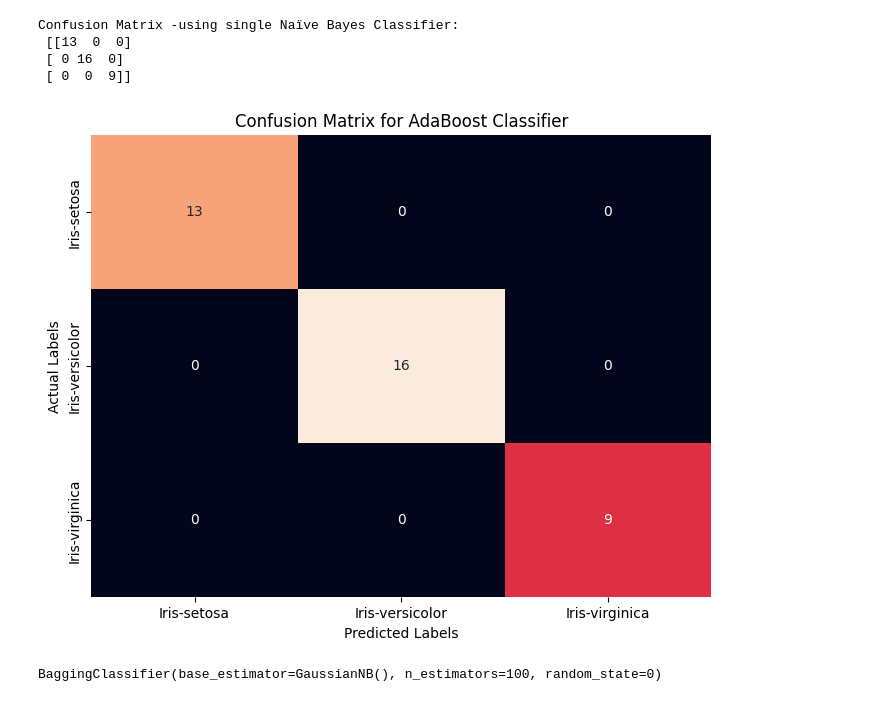
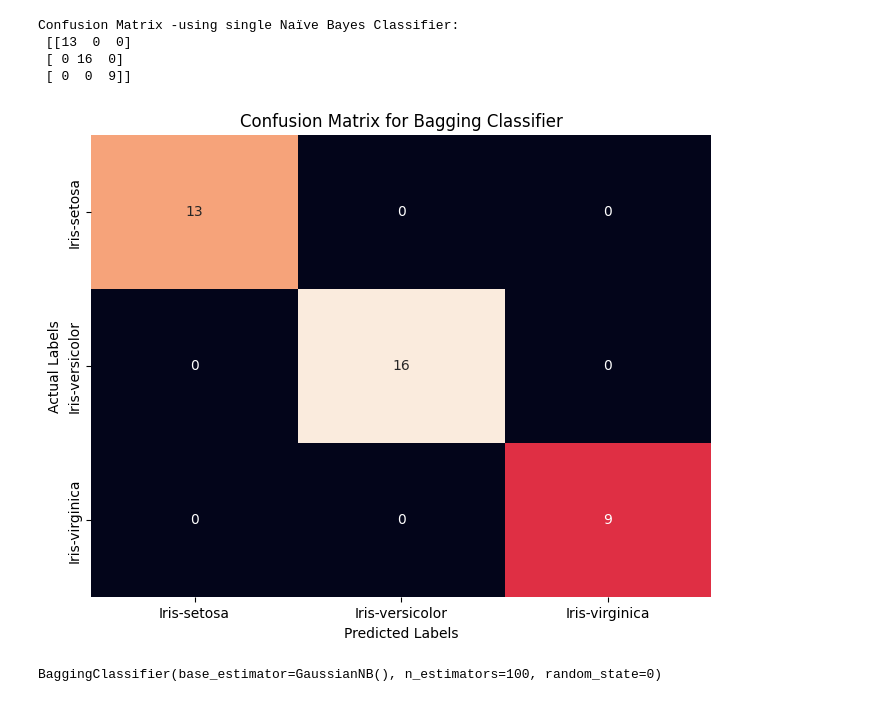
Before and after one commit to Mohammed-Khubaib/ML, a Jupyter notebook: Ensemble Techniques/Bagging.ipynb, the cells around one changed output. Drawn from its saved outputs; the diff is of its cells as text; code cells hidden in the pictures.

```diff
--- a/Ensemble Techniques/Bagging.ipynb
+++ b/Ensemble Techniques/Bagging.ipynb
@@ -41,13 +41,13 @@ Confusion Matrix -using single Naïve Bayes Classifier:
 # %%
 # Create a heatmap of the confusion matrix
 plt.figure(figsize=(8, 6))
 sns.heatmap(cm, annot=True, fmt="d",cbar=False,xticklabels=['Iris-setosa', 'Iris-versicolor', 'Iris-virginica'],yticklabels=['Iris-setosa', 'Iris-versicolor', 'Iris-virginica'])
-plt.title("Confusion Matrix for AdaBoost Classifier")
+plt.title("Confusion Matrix for Bagging Classifier")
 plt.xlabel("Predicted Labels")
 plt.ylabel("Actual Labels")
 plt.show()
 # %% [output]
-[figure, old version]
+[figure, new version]
 # %%
 # initialize the base classifier
 base_cls = GaussianNB()
```
Also changed, not shown: 5 other files.
